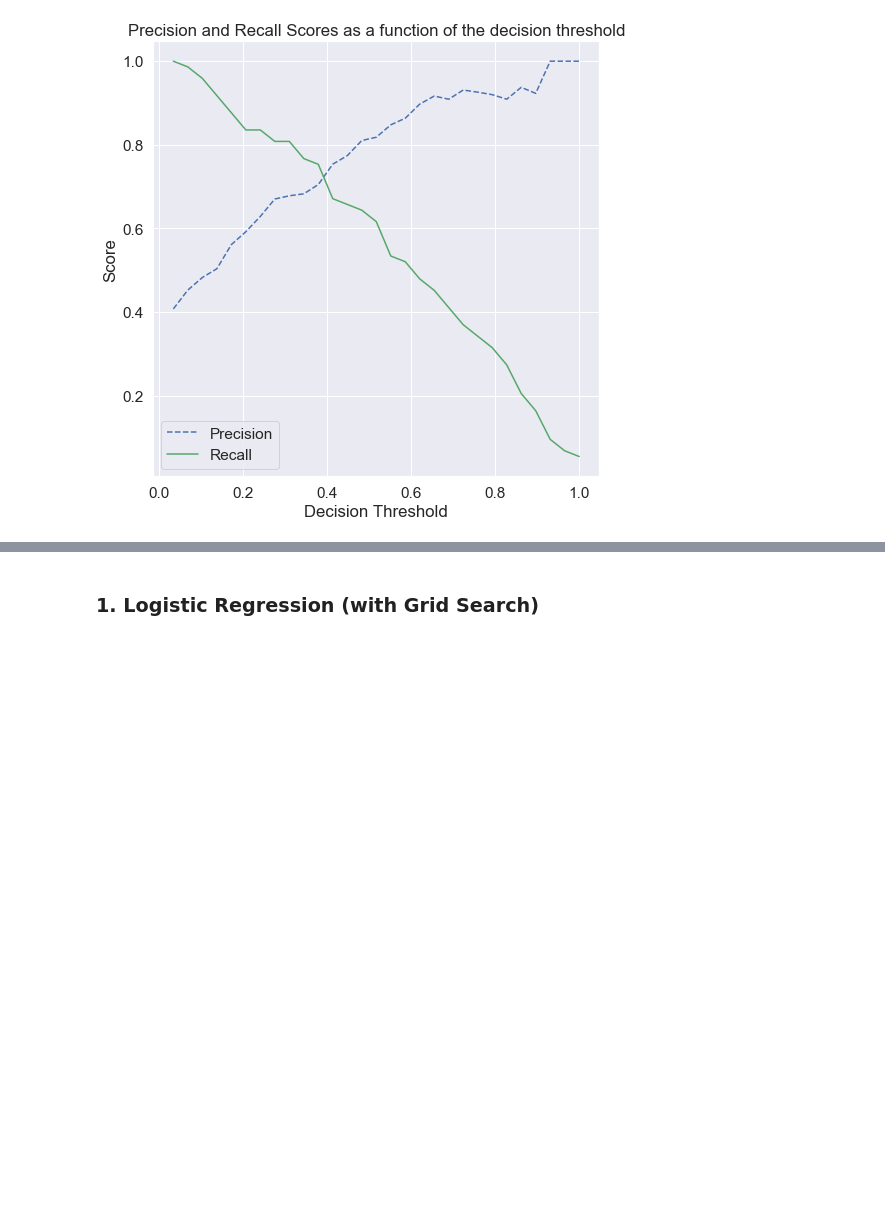
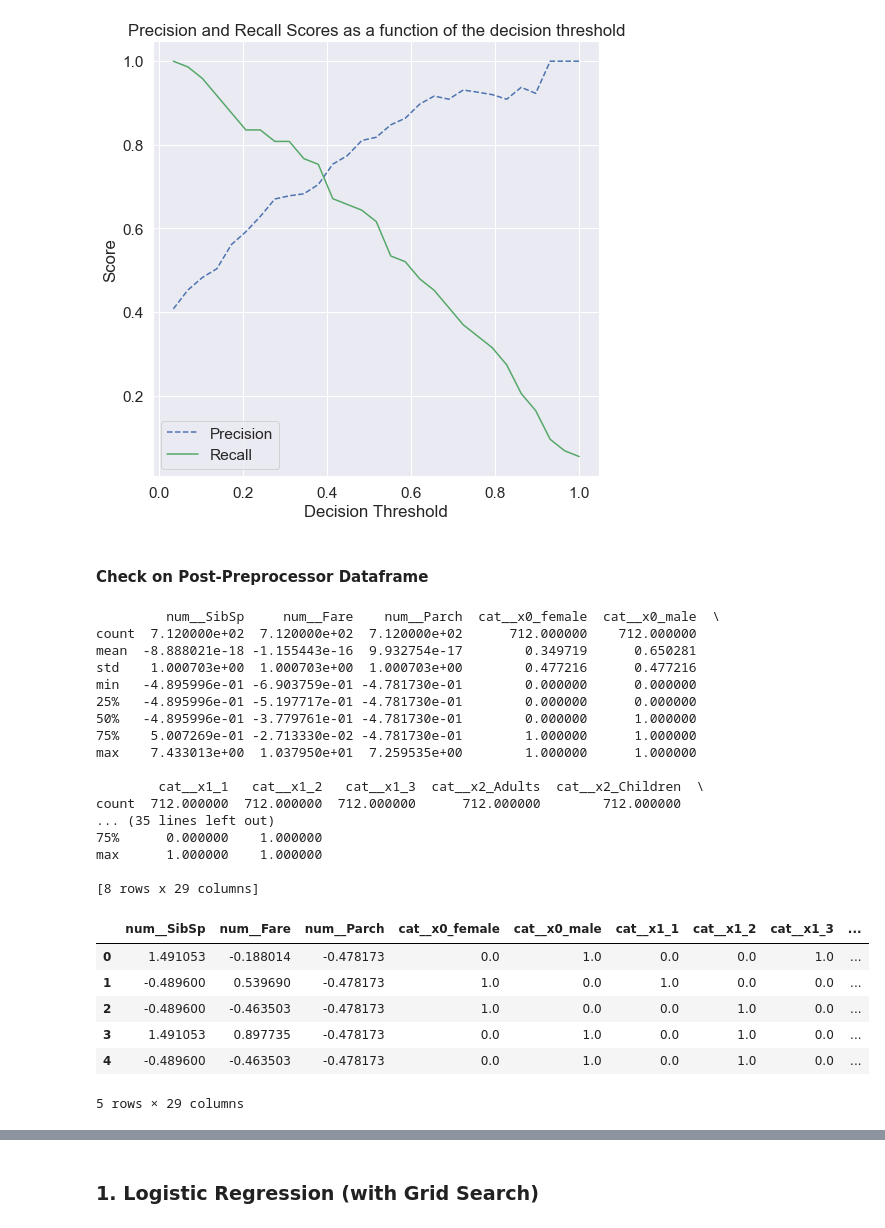
Before and after one commit to dexterch91/CA1-ML-Submission, a Jupyter notebook: CA1-Dexter Chew.ipynb, the cells around one changed output, grey strips where cells are left out. Cells and saved outputs as stored; diff of their text form; code cells hidden in the pictures; blank space fills up the shorter version.

```diff
--- a/CA1-Dexter Chew.ipynb
+++ b/CA1-Dexter Chew.ipynb
@@ -998,3 +1000,36 @@ F1-Score (Test): 0.74
 [figure]
 [figure]
 [figure]
+# %% [markdown]
+#### Check on Post-Preprocessor Dataframe
+# %%
+x_values=preprocessor.fit_transform(X_train)
+columns
+xdf = pd.DataFrame(data = x_values, columns = columns)
+print(xdf.describe())
+xdf.head()
+# %% [output]
+         num__SibSp     num__Fare    num__Parch  cat__x0_female  cat__x0_male  \
+count  7.120000e+02  7.120000e+02  7.120000e+02      712.000000    712.000000
+mean  -8.888021e-18 -1.155443e-16  9.932754e-17        0.349719      0.650281
+std    1.000703e+00  1.000703e+00  1.000703e+00        0.477216      0.477216
+min   -4.895996e-01 -6.903759e-01 -4.781730e-01        0.000000      0.000000
+25%   -4.895996e-01 -5.197717e-01 -4.781730e-01        0.000000      0.000000
+50%   -4.895996e-01 -3.779761e-01 -4.781730e-01        0.000000      1.000000
+75%    5.007269e-01 -2.713330e-02 -4.781730e-01        1.000000      1.000000
+max    7.433013e+00  1.037950e+01  7.259535e+00        1.000000      1.000000
+
+        cat__x1_1   cat__x1_2   cat__x1_3  cat__x2_Adults  cat__x2_Children  \
+count  712.000000  712.000000  712.000000      712.000000        712.000000
+... (35 lines left out)
+75%      0.000000    1.000000
+max      1.000000    1.000000
+
+[8 rows x 29 columns]
+|  | num__SibSp | num__Fare | num__Parch | cat__x0_female | cat__x0_male | cat__x1_1 | cat__x1_2 | cat__x1_3 | ... |
+| 0 | 1.491053 | -0.188014 | -0.478173 | 0.0 | 1.0 | 0.0 | 0.0 | 1.0 | ... |
+| 1 | -0.489600 | 0.539690 | -0.478173 | 1.0 | 0.0 | 1.0 | 0.0 | 0.0 | ... |
+| 2 | -0.489600 | -0.463503 | -0.478173 | 1.0 | 0.0 | 0.0 | 1.0 | 0.0 | ... |
+| 3 | 1.491053 | 0.897735 | -0.478173 | 0.0 | 1.0 | 0.0 | 1.0 | 0.0 | ... |
+| 4 | -0.489600 | -0.463503 | -0.478173 | 0.0 | 1.0 | 0.0 | 1.0 | 0.0 | ... |
+5 rows × 29 columns
```
Also changed, not shown: parts of 3 cells of this notebook.
